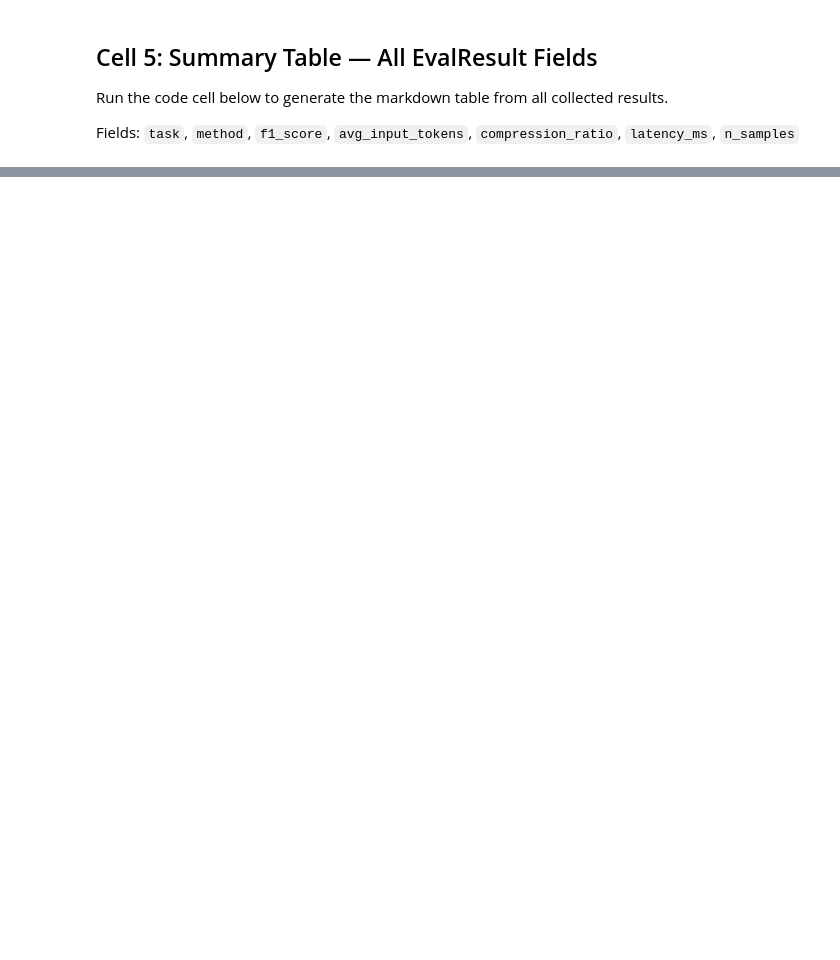
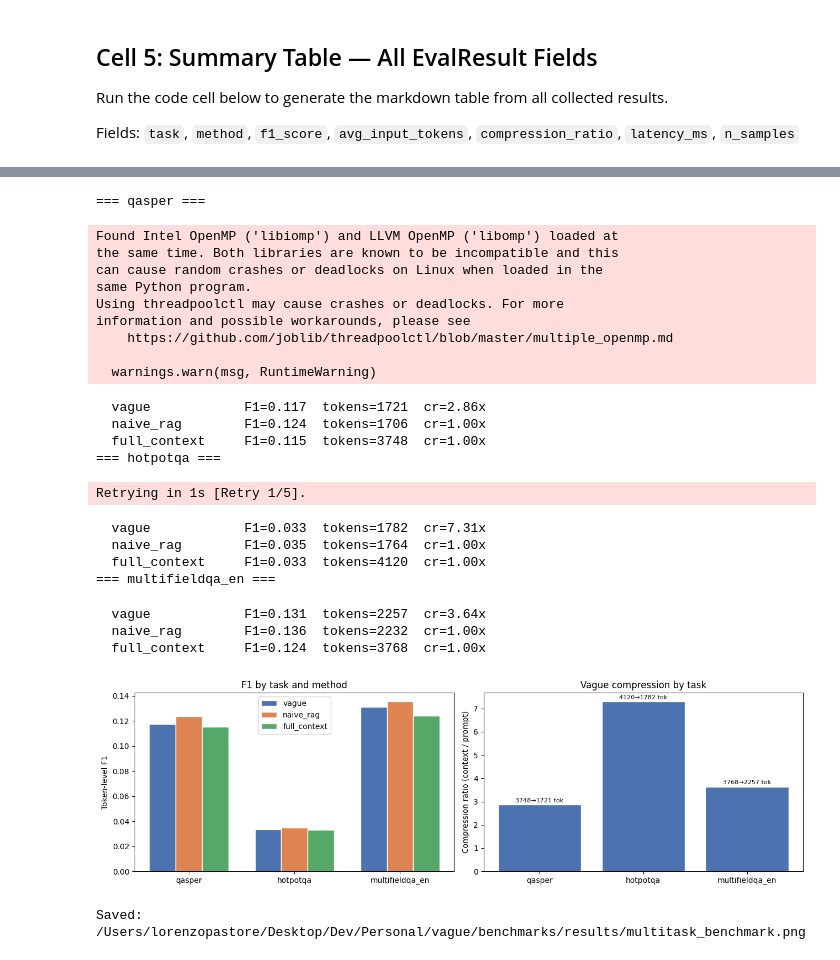
Before and after one commit to LorenzoPastore/vague, a Jupyter notebook: notebooks/benchmark_analysis.ipynb, the cells around one changed output, grey strips where cells are left out. Cells and saved outputs as stored; diff of their text form; code cells hidden in the pictures; blank space fills up the shorter version.

```diff
--- a/notebooks/benchmark_analysis.ipynb
+++ b/notebooks/benchmark_analysis.ipynb
@@ -229,0 +302,80 @@ print(table)
+# %%
+# ── Cell 6: Multi-task benchmark — hotpotqa + multifieldqa_en ──────────────
+from benchmarks.longbench import LongBenchEval, EvalResult
+import matplotlib.pyplot as plt
+import numpy as np
+
+TASKS = ["qasper", "hotpotqa", "multifieldqa_en"]
+N = 50
+
+all_task_results: dict[str, list[EvalResult]] = {}
+
+for task in TASKS:
+    print(f"=== {task} ===")
+    ev = LongBenchEval(llm_fn=llm_fn, cache_dir=CACHE_DIR)
+    task_results = ev.compare_all(task=task, n_samples=N)
+    all_task_results[task] = task_results
+    for r in task_results:
+        print(f"  {r.method:15s}  F1={r.f1_score:.3f}  tokens={r.avg_input_tokens}  cr={r.compression_ratio:.2f}x")
+
+# Grouped bar chart: F1 by method, grouped by task
+methods = ["vague", "naive_rag", "full_context"]
+colors  = ["#4C72B0", "#DD8452", "#55A868"]
+x = np.arange(len(TASKS))
+width = 0.25
+
+fig, axes = plt.subplots(1, 2, figsize=(13, 4))
+
+# F1
+ax = axes[0]
+for i, (method, color) in enumerate(zip(methods, colors)):
+    vals = [next(r.f1_score for r in all_task_results[t] if r.method == method) for t in TASKS]
+    ax.bar(x + i * width, vals, width, label=method, color=color, edgecolor="white")
+ax.set_xticks(x + width)
+ax.set_xticklabels(TASKS)
+ax.set_ylabel("Token-level F1")
+ax.set_title("F1 by task and method")
+ax.legend()
+
+# Compression ratio (vague only)
+ax = axes[1]
+cr_vals = [next(r.compression_ratio for r in all_task_results[t] if r.method == "vague") for t in TASKS]
+tok_full = [next(r.avg_input_tokens for r in all_task_results[t] if r.method == "full_context") for t in TASKS]
+tok_vague = [next(r.avg_input_tokens for r in all_task_results[t] if r.method == "vague") for t in TASKS]
+bars = ax.bar(TASKS, cr_vals, color="#4C72B0", edgecolor="white")
+for bar, tf, tv in zip(bars, tok_full, tok_vague):
+    ax.text(bar.get_x() + bar.get_width()/2, bar.get_height() + 0.05,
+            f"{tf}→{tv} tok", ha="center", va="bottom", fontsize=8)
+ax.set_ylabel("Compression ratio (context / prompt)")
+ax.set_title("Vague compression by task")
+
+plt.tight_layout()
+out_path = os.path.join(RESULTS_DIR, "multitask_benchmark.png")
+plt.savefig(out_path, dpi=150)
+plt.show()
+print("Saved:", out_path)
+# %% [output]
+=== qasper ===
+Found Intel OpenMP ('libiomp') and LLVM OpenMP ('libomp') loaded at
+the same time. Both libraries are known to be incompatible and this
+can cause random crashes or deadlocks on Linux when loaded in the
+same Python program.
+Using threadpoolctl may cause crashes or deadlocks. For more
+information and possible workarounds, please see
+    https://github.com/joblib/threadpoolctl/blob/master/multiple_openmp.md
+
+  warnings.warn(msg, RuntimeWarning)
+  vague            F1=0.117  tokens=1721  cr=2.86x
+  naive_rag        F1=0.124  tokens=1706  cr=1.00x
+  full_context     F1=0.115  tokens=3748  cr=1.00x
+=== hotpotqa ===
+Retrying in 1s [Retry 1/5].
+  vague            F1=0.033  tokens=1782  cr=7.31x
+  naive_rag        F1=0.035  tokens=1764  cr=1.00x
+  full_context     F1=0.033  tokens=4120  cr=1.00x
+=== multifieldqa_en ===
+  vague            F1=0.131  tokens=2257  cr=3.64x
+  naive_rag        F1=0.136  tokens=2232  cr=1.00x
+  full_context     F1=0.124  tokens=3768  cr=1.00x
+[figure, added]
+Saved: /Users/lorenzopastore/Desktop/Dev/Personal/vague/benchmarks/results/multitask_benchmark.png
```
Also changed, not shown: parts of 5 cells of this notebook, 13 other files.
